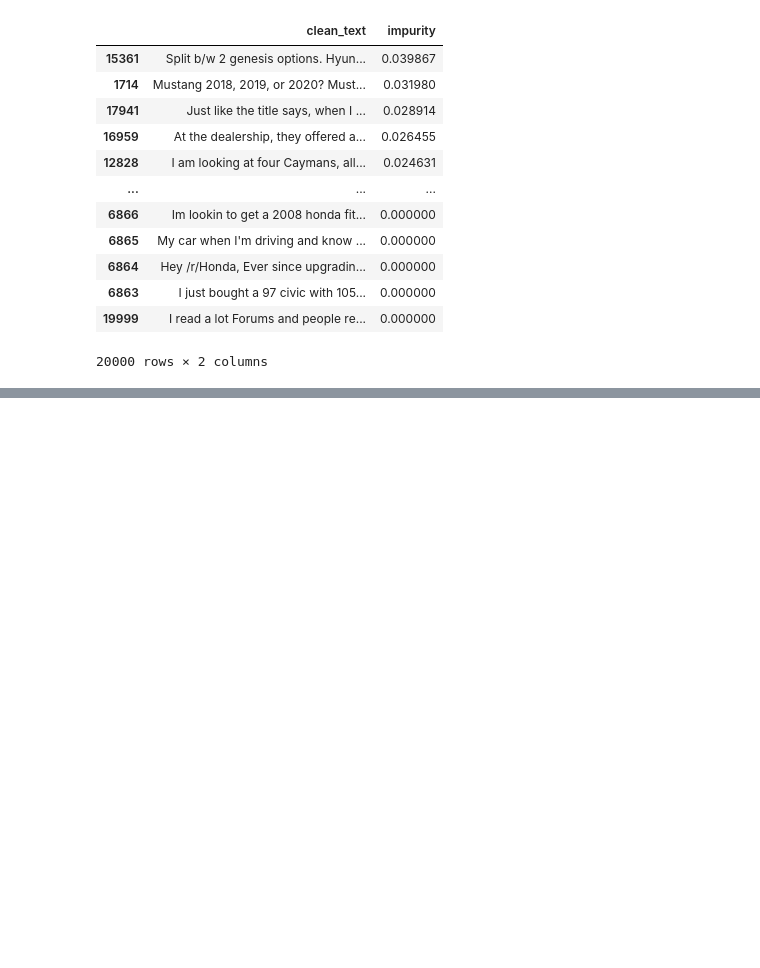
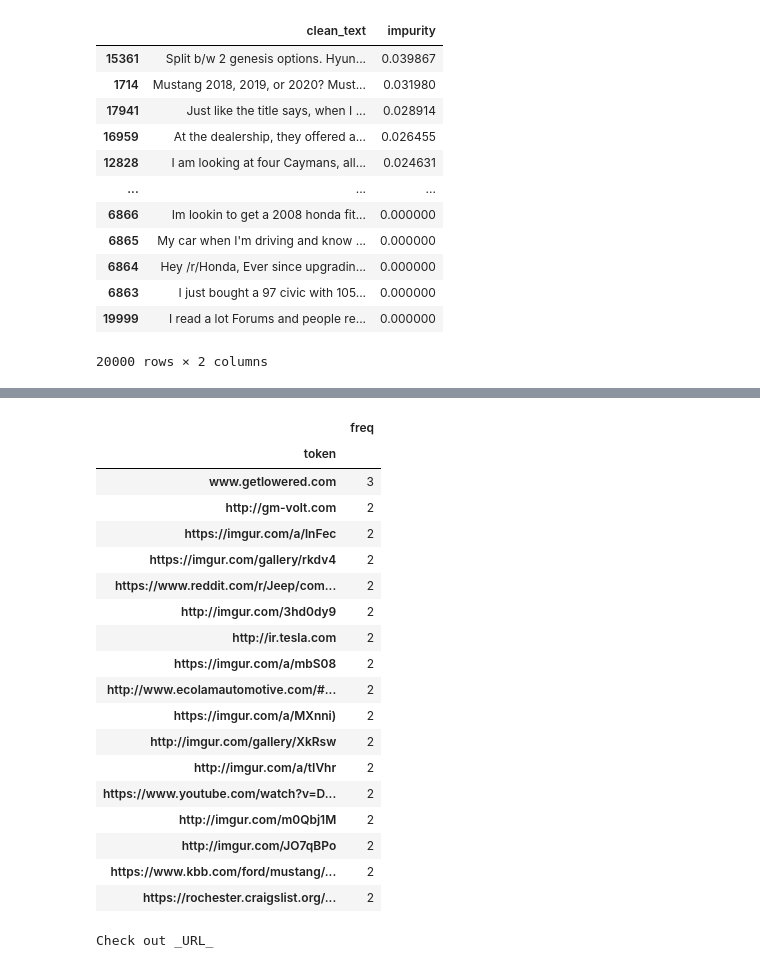
Before and after one commit to nicolasmollier/blueprints_for_text_analytics, a Jupyter notebook: notebooks/chapter_4.ipynb, the cells around one changed output, grey strips where cells are left out. Saved outputs shown, nothing was run; the diff lists cells and outputs as text; code cells hidden in the pictures; blank space fills up the shorter version.

```diff
--- a/notebooks/chapter_4.ipynb
+++ b/notebooks/chapter_4.ipynb
@@ -218,0 +283,27 @@ df[["clean_text", "impurity"]].sort_values(by="impurity", ascending=False)
+# %%
+count_words(df, column="clean_text", preprocess=RE_URL.findall)
+# %% [output]
+|  | freq |
+| token |  |
+| www.getlowered.com | 3 |
+| http://gm-volt.com | 2 |
+| https://imgur.com/a/lnFec | 2 |
+| https://imgur.com/gallery/rkdv4 | 2 |
+| https://www.reddit.com/r/Jeep/com... | 2 |
+| http://imgur.com/3hd0dy9 | 2 |
+| http://ir.tesla.com | 2 |
+| https://imgur.com/a/mbS08 | 2 |
+| http://www.ecolamautomotive.com/#... | 2 |
+| https://imgur.com/a/MXnni) | 2 |
+| http://imgur.com/gallery/XkRsw | 2 |
+| http://imgur.com/a/tIVhr | 2 |
+| https://www.youtube.com/watch?v=D... | 2 |
+| http://imgur.com/m0Qbj1M | 2 |
+| http://imgur.com/JO7qBPo | 2 |
+| https://www.kbb.com/ford/mustang/... | 2 |
+| https://rochester.craigslist.org/... | 2 |
+# %%
+text = "Check out https://spacy.io/usage/spacy-101"
+print(tprep.replace.urls(text))
+# %% [output]
+Check out _URL_
```
Also changed, not shown: parts of 65 cells of this notebook.
